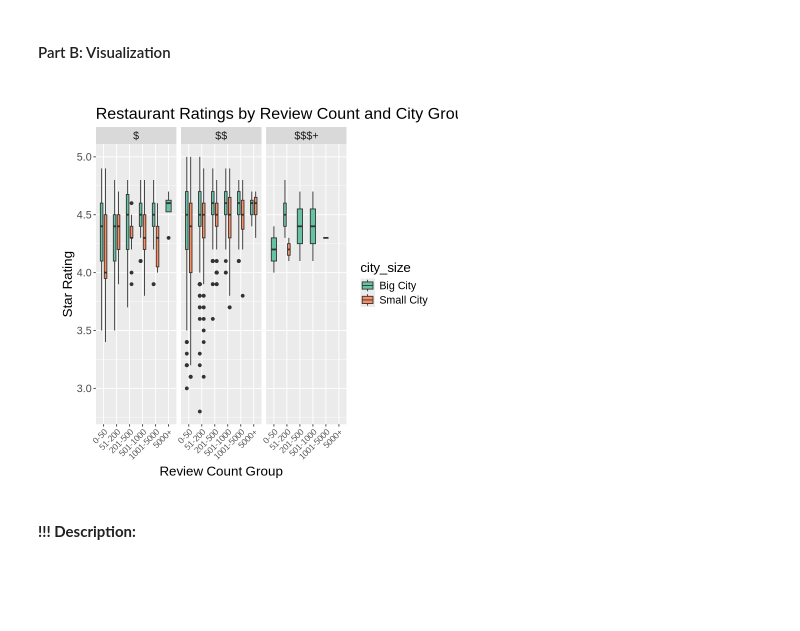
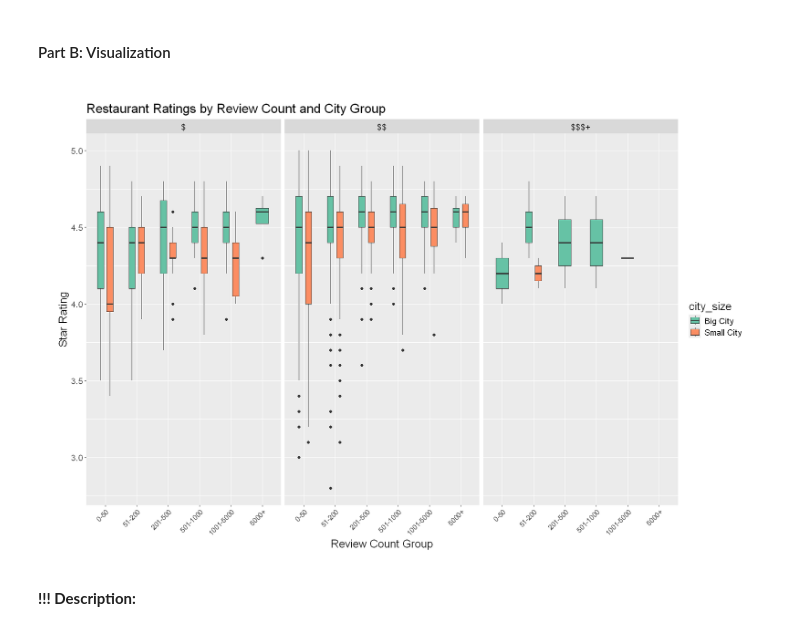
Before and after one commit to KevinL002/STAT_301_group_10, a Jupyter notebook: final_report.ipynb, the cells around one changed output. Drawn from its saved outputs; the diff is of its cells as text; code cells hidden in the pictures; blank space fills up the shorter version.

```diff
--- a/final_report.ipynb
+++ b/final_report.ipynb
@@ -91,23 +91,26 @@ A tibble: 6 × 5
 # %% [markdown]
 #### Part B: Visualization
 # %%
+options(repr.plot.width = 15, repr.plot.height = 10)
+
+
 visualize_data <- cleaned_data %>%
     mutate(review_group = cut(num_reviews,
                             breaks = c(0, 50, 200, 500, 1000, 5000, Inf),
                             labels = c("0-50", "51-200", "201-500", "501-1000", "1001-5000", "5000+")))
 
 ggplot(visualize_data, aes(x = review_group, y = star, fill = city_size)) +
     geom_boxplot(position = position_dodge(width = 0.6), width = 0.4) +
     facet_grid(~ price_range) +
     labs(title = "Restaurant Ratings by Review Count and City Group",
          x = "Review Count Group",
          y = "Star Rating") +
     theme(text = element_text(size = 16),
           axis.text.x = element_text(angle = 45, hjust = 1, size = 10),
           plot.margin = margin(30, 30, 30, 30)) +
   scale_fill_brewer(palette = "Set2")
 # %% [output]
-[figure, old version]
+[figure, new version]
 # %% [markdown]
 **!!! Description:**
 # %%
```
Also changed, not shown: parts of 13 cells of this notebook.
